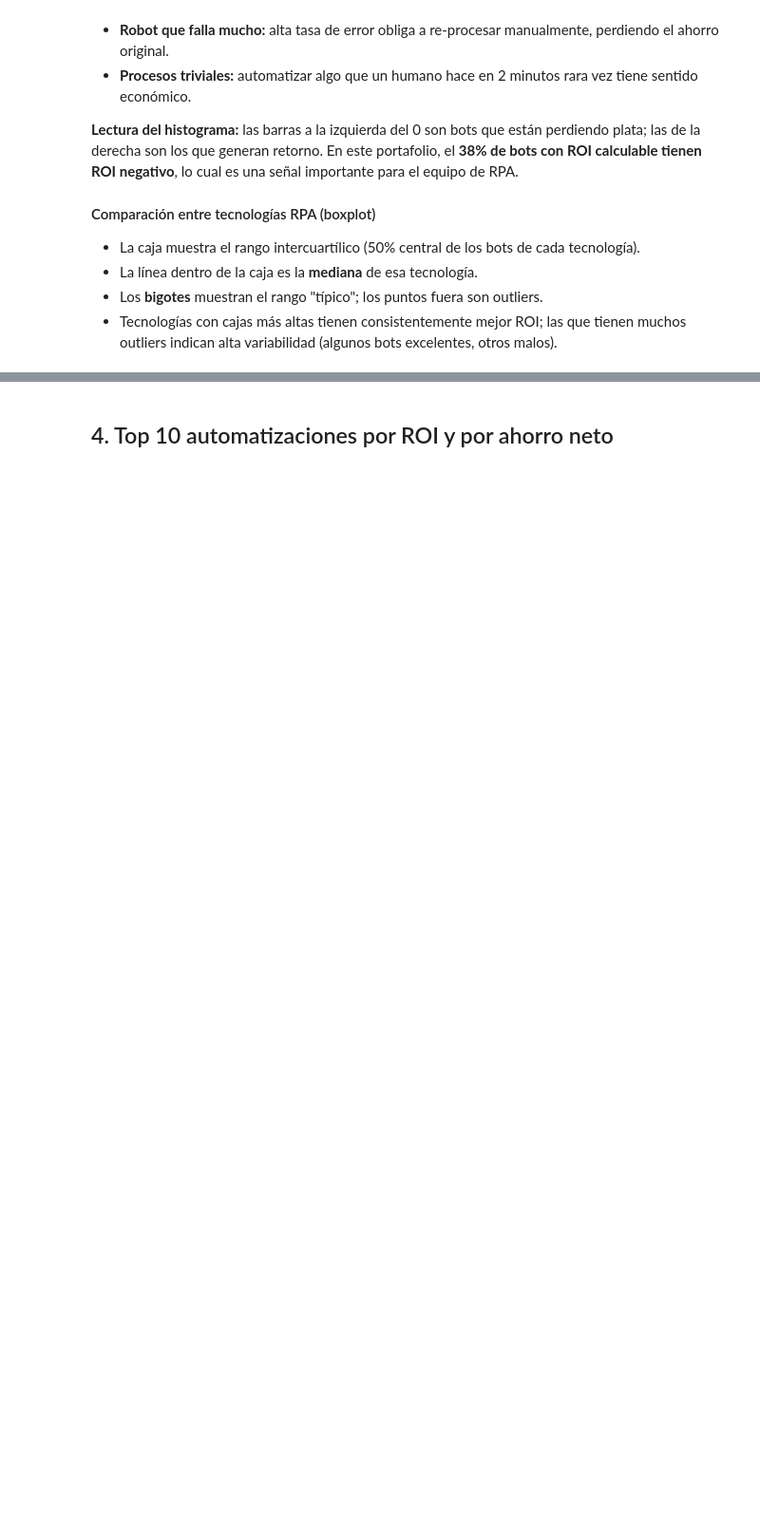
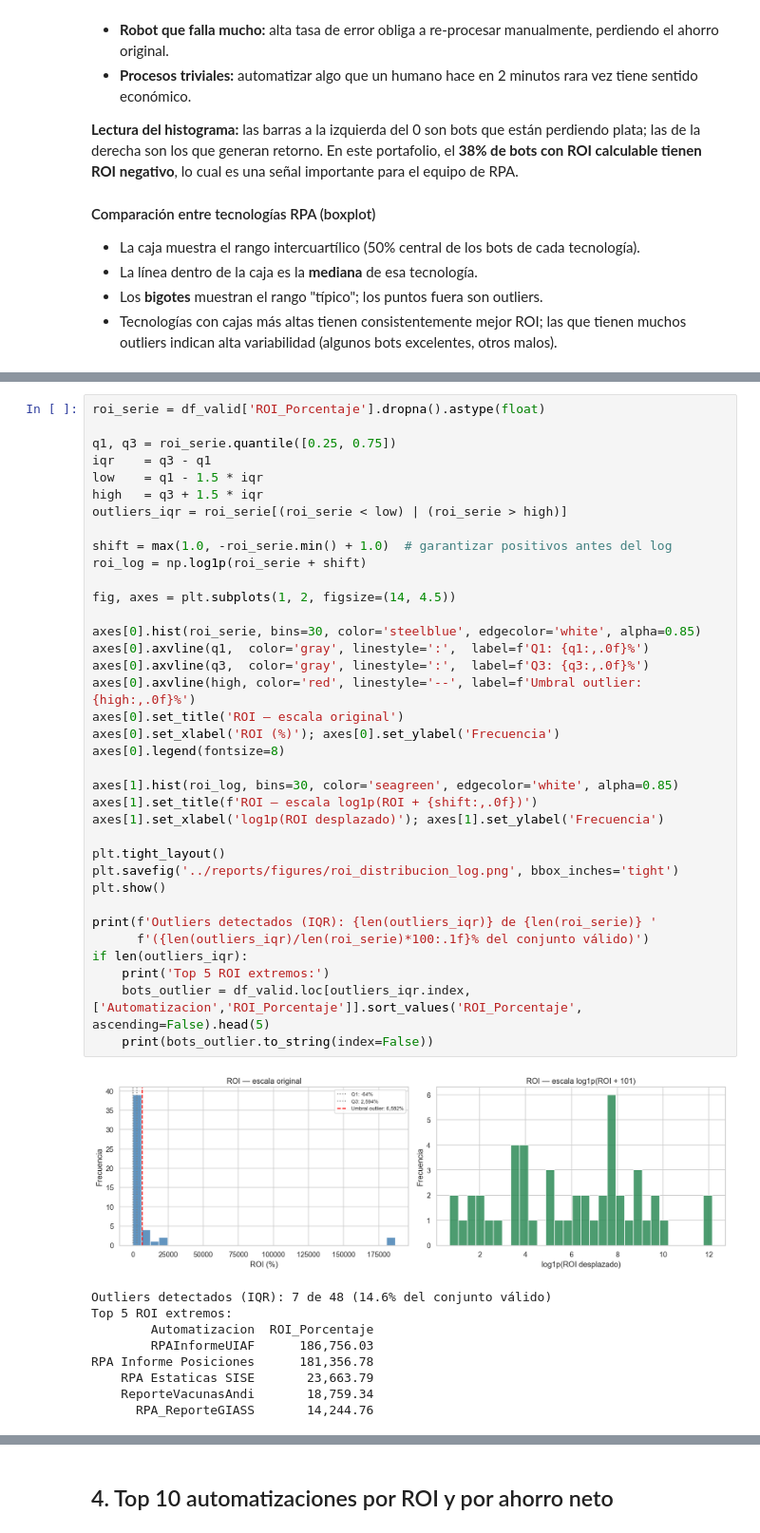
Before and after one commit to miloguz/Ye-Ca-Es-DatosExpost, a Jupyter notebook: notebooks/02_eda_roi.ipynb, the cells around one changed output, grey strips where cells are left out. Shown at 95% size. Drawn from its saved outputs; the diff is of its cells as text; blank space fills up the shorter version.

```diff
--- a/notebooks/02_eda_roi.ipynb
+++ b/notebooks/02_eda_roi.ipynb
@@ -170,0 +278,46 @@ Si el numerador es negativo, el ROI es negativo. **No es un error de cálculo**
+# %%
+roi_serie = df_valid['ROI_Porcentaje'].dropna().astype(float)
+
+q1, q3 = roi_serie.quantile([0.25, 0.75])
+iqr    = q3 - q1
+low    = q1 - 1.5 * iqr
+high   = q3 + 1.5 * iqr
+outliers_iqr = roi_serie[(roi_serie < low) | (roi_serie > high)]
+
+shift = max(1.0, -roi_serie.min() + 1.0)  # garantizar positivos antes del log
+roi_log = np.log1p(roi_serie + shift)
+
+fig, axes = plt.subplots(1, 2, figsize=(14, 4.5))
+
+axes[0].hist(roi_serie, bins=30, color='steelblue', edgecolor='white', alpha=0.85)
+axes[0].axvline(q1,  color='gray', linestyle=':',  label=f'Q1: {q1:,.0f}%')
+axes[0].axvline(q3,  color='gray', linestyle=':',  label=f'Q3: {q3:,.0f}%')
+axes[0].axvline(high, color='red', linestyle='--', label=f'Umbral outlier: {high:,.0f}%')
+axes[0].set_title('ROI — escala original')
+axes[0].set_xlabel('ROI (%)'); axes[0].set_ylabel('Frecuencia')
+axes[0].legend(fontsize=8)
+
+axes[1].hist(roi_log, bins=30, color='seagreen', edgecolor='white', alpha=0.85)
+axes[1].set_title(f'ROI — escala log1p(ROI + {shift:,.0f})')
+axes[1].set_xlabel('log1p(ROI desplazado)'); axes[1].set_ylabel('Frecuencia')
+
+plt.tight_layout()
+plt.savefig('../reports/figures/roi_distribucion_log.png', bbox_inches='tight')
+plt.show()
+
+print(f'Outliers detectados (IQR): {len(outliers_iqr)} de {len(roi_serie)} '
+      f'({len(outliers_iqr)/len(roi_serie)*100:.1f}% del conjunto válido)')
+if len(outliers_iqr):
+    print('Top 5 ROI extremos:')
+    bots_outlier = df_valid.loc[outliers_iqr.index, ['Automatizacion','ROI_Porcentaje']].sort_values('ROI_Porcentaje', ascending=False).head(5)
+    print(bots_outlier.to_string(index=False))
+# %% [output]
+[figure, added]
+Outliers detectados (IQR): 7 de 48 (14.6% del conjunto válido)
+Top 5 ROI extremos:
+        Automatizacion  ROI_Porcentaje
+        RPAInformeUIAF      186,756.03
+RPA Informe Posiciones      181,356.78
+    RPA Estaticas SISE       23,663.79
+    ReporteVacunasAndi       18,759.34
+      RPA_ReporteGIASS       14,244.76
```
Also changed, not shown: parts of 21 cells of this notebook, 11 other files.
